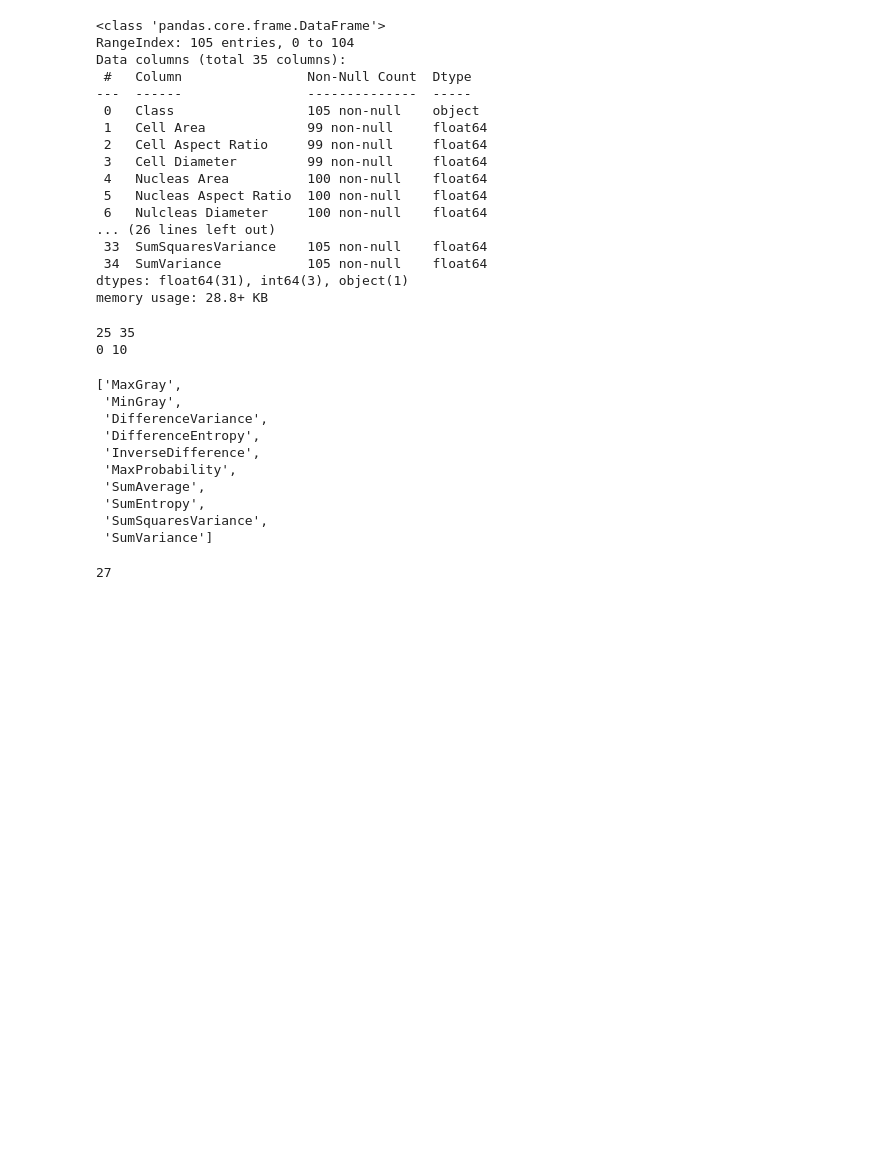
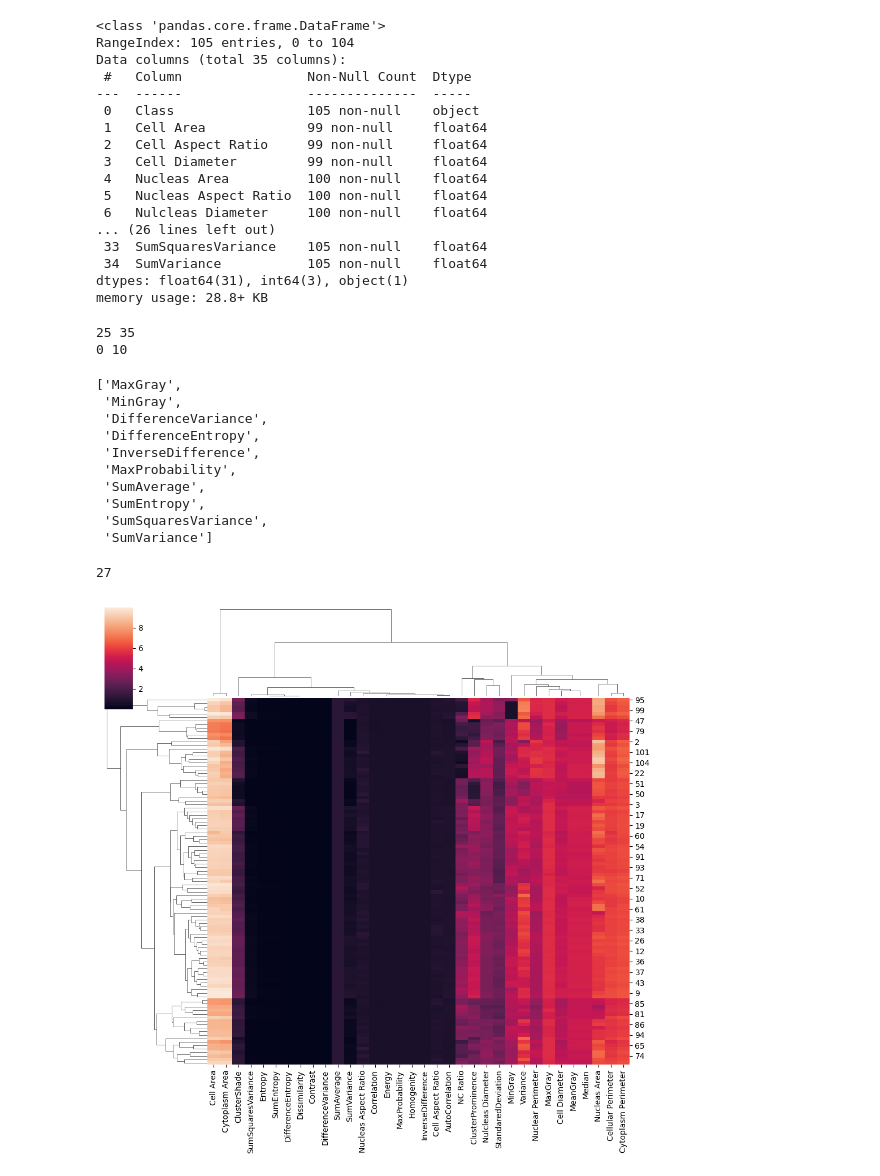
Before and after one commit to almusawiaf/Bio_Sensing, a Jupyter notebook: src/main.ipynb, the cells around one changed output. Saved outputs shown, nothing was run; the diff lists cells and outputs as text; code cells hidden in the pictures; blank space fills up the shorter version.

Commit message:
adding heatmap

```diff
--- a/src/main.ipynb
+++ b/src/main.ipynb
@@ -113,3 +113,29 @@ G = Morphological_features_SHAPE + Morphological_features_SIZE + haralick_textur
 len(G)
 # %% [output]
 27
+# %%
+import seaborn as sns
+import pandas as pd
+import numpy as np
+import matplotlib.pyplot as plt
+
+# Assuming df2 is already loaded
+
+# Drop the 'Class' column as it's non-numerical
+df2 = df2.drop(columns=['Class'])
+
+# Check and replace infinite values
+df2.replace([np.inf, -np.inf], np.nan, inplace=True)
+
+# Handle missing values (e.g., using mean imputation)
+df2.fillna(df2.mean(), inplace=True)
+
+# Ensure all values are finite and the data types are correct
+df2_numeric = df2.apply(pd.to_numeric, errors='coerce')
+
+df2_log = np.log1p(df2_numeric)  # log1p is used to handle zeros gracefully
+
+sns.clustermap(df2_log, method='average', metric='euclidean', figsize=(10, 10))
+plt.show()
+# %% [output]
+[figure, added]
```
Also changed, not shown: parts of 1 cell of this notebook.
